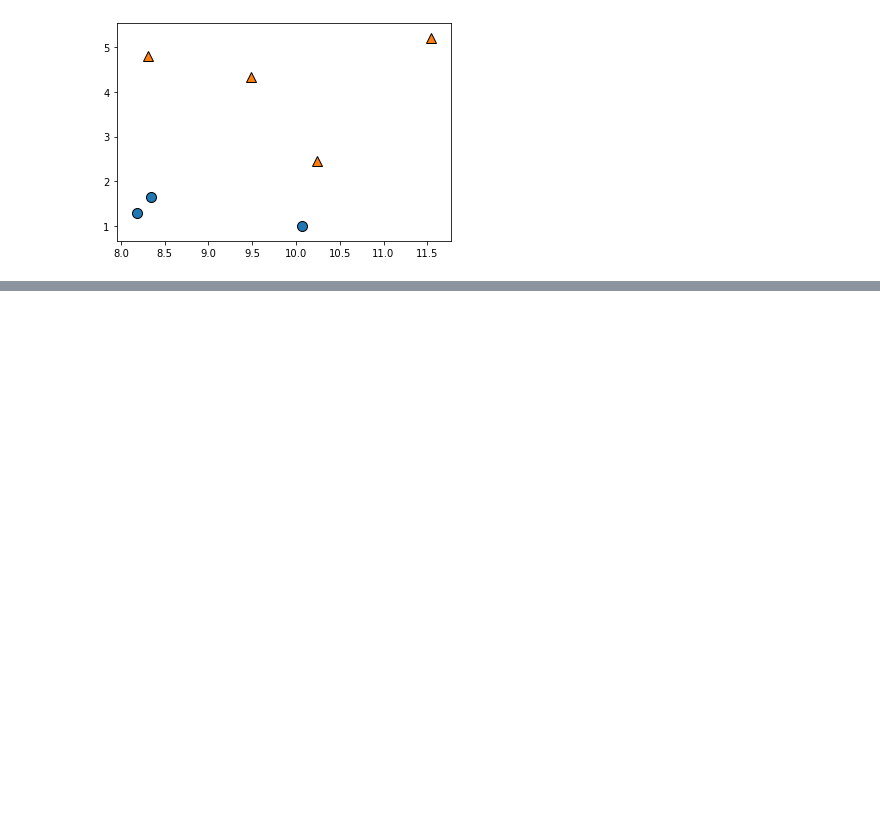
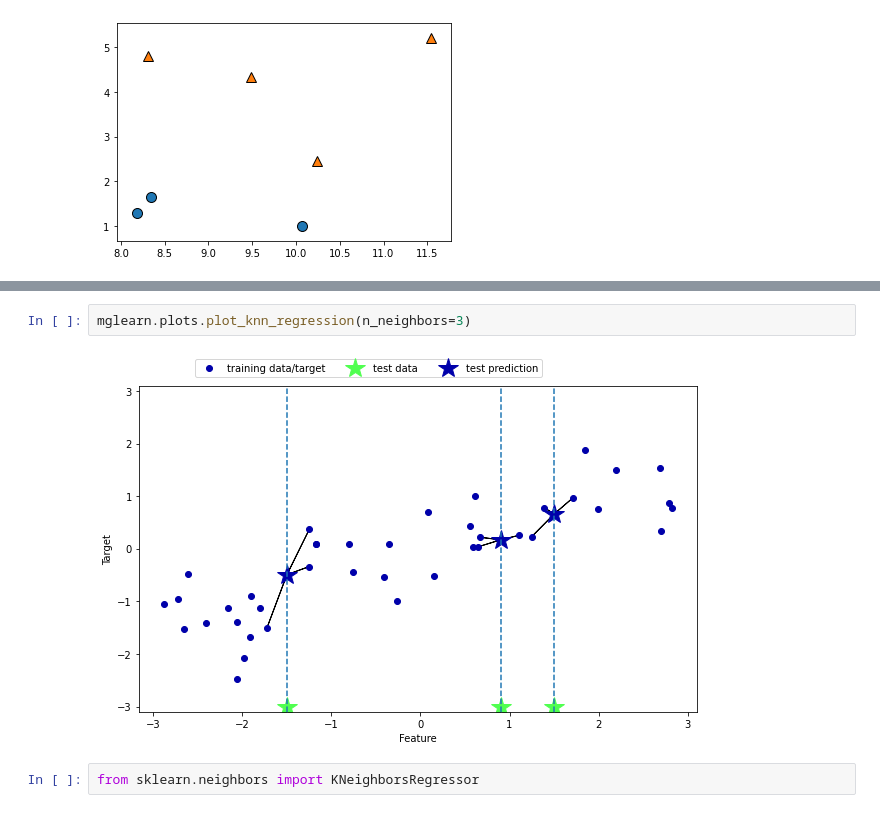
Before and after one commit to SauthO/Introduction-to-Machine-Learning-with-Python-, a Jupyter notebook: chap2/kNN.ipynb, the cells around one changed output, grey strips where cells are left out. Cells and saved outputs as stored; diff of their text form; blank space fills up the shorter version.

```diff
--- a/chap2/kNN.ipynb
+++ b/chap2/kNN.ipynb
@@ -75,0 +119,6 @@ nの数が小さすぎると複雑なモデルになっている
+# %%
+mglearn.plots.plot_knn_regression(n_neighbors=3)
+# %% [output]
+[figure, added]
+# %%
+from sklearn.neighbors import KNeighborsRegressor
```
Also changed, not shown: parts of 22 cells of this notebook, 2 other files.
